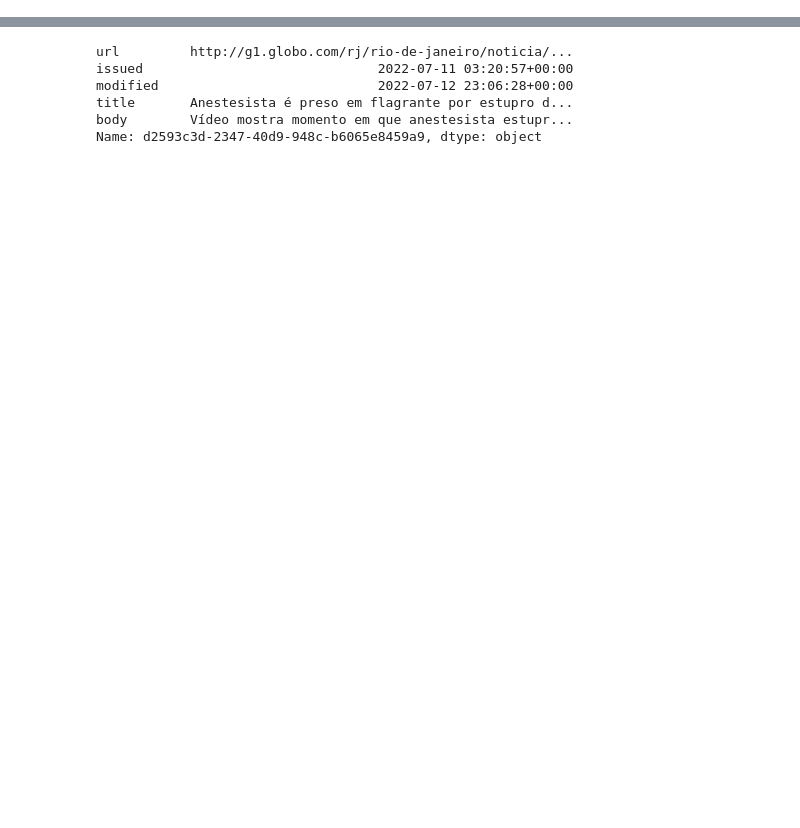
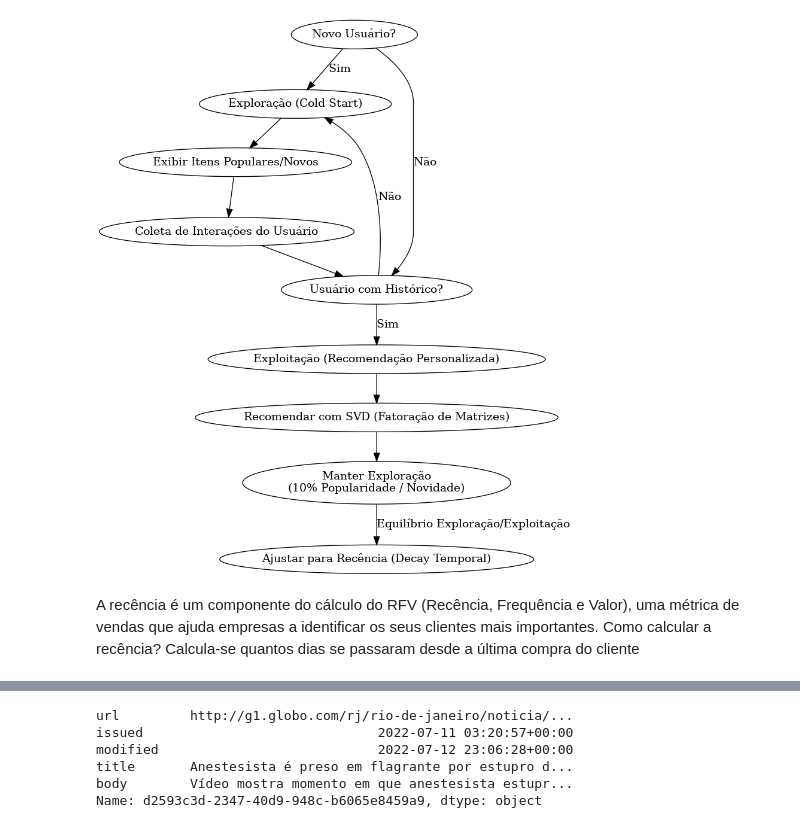
Before and after one commit to pedro21900/fase_5_datathon, a Jupyter notebook: notebooks/analisando_dados.ipynb, the cells around one changed output, grey strips where cells are left out. Drawn from its saved outputs; the diff is of its cells as text; code cells hidden in the pictures; blank space fills up the shorter version.

Commit message:
Calculando recência e populariadade

```diff
--- a/notebooks/analisando_dados.ipynb
+++ b/notebooks/analisando_dados.ipynb
@@ -1,3 +4,40 @@
+# %%
+from IPython.display import Image, display
+from graphviz import Digraph
+
+# Criando o diagrama de decisão para recomendação com Cold Start e Recência
+dot = Digraph(comment='Sistema de Recomendação: Exploração vs. Exploitação', format='png')
+
+# Nós principais
+dot.node('A', 'Novo Usuário?')
+dot.node('B', 'Exploração (Cold Start)')
+dot.node('C', 'Exibir Itens Populares/Novos')
+dot.node('D', 'Coleta de Interações do Usuário')
+dot.node('E', 'Usuário com Histórico?')
+dot.node('F', 'Exploitação (Recomendação Personalizada)')
+dot.node('G', 'Recomendar com SVD (Fatoração de Matrizes)')
+dot.node('H', 'Manter Exploração\n(10% Popularidade / Novidade)')
+dot.node('I', 'Ajustar para Recência (Decay Temporal)')
+
+# Conexões
+dot.edge('A', 'B', label='Sim')
+dot.edge('A', 'E', label='Não')
+dot.edge('B', 'C')
+dot.edge('C', 'D')
+dot.edge('D', 'E')
+dot.edge('E', 'F', label='Sim')
+dot.edge('F', 'G')
+dot.edge('G', 'H')
+dot.edge('H', 'I', label='Equilíbrio Exploração/Exploitação')
+dot.edge('E', 'B', label='Não')
+
+display(Image(dot.pipe(format='png')))
+# %% [output]
+[figure, added]
+# %% [markdown]
+A recência é um componente do cálculo do RFV (Recência, Frequência e Valor), uma métrica de vendas que ajuda empresas a identificar os seus clientes mais importantes.
+Como calcular a recência?
+Calcula-se quantos dias se passaram desde a última compra do cliente
 # %%
 import pandas as pd
 import glob
```
Also changed, not shown: parts of 10 cells of this notebook, 1 other file.
